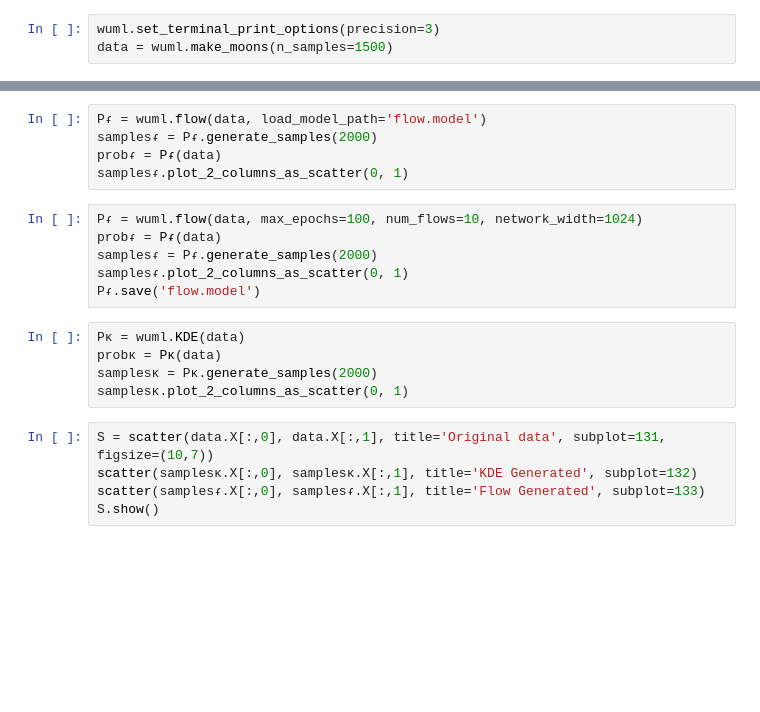
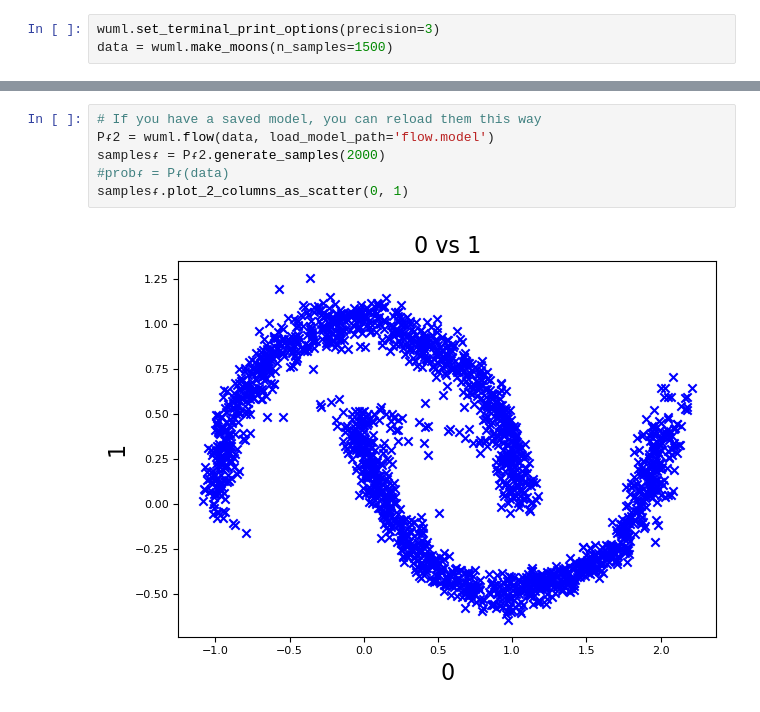
Before and after one commit to endsley/wuML, a Jupyter notebook: examples/distribution_modeling/ipynb/flow_example.ipynb, the cells around one changed output, grey strips where cells are left out. Saved outputs shown, nothing was run; the diff lists cells and outputs as text; blank space fills up the shorter version.

```diff
--- a/examples/distribution_modeling/ipynb/flow_example.ipynb
+++ b/examples/distribution_modeling/ipynb/flow_example.ipynb
@@ -9,21 +25,8 @@ data = wuml.make_moons(n_samples=1500)
 # %%
-Pᵳ = wuml.flow(data, load_model_path='flow.model')
-samplesᵳ = Pᵳ.generate_samples(2000)
-probᵳ = Pᵳ(data)
+# If you have a saved model, you can reload them this way
+Pᵳ2 = wuml.flow(data, load_model_path='flow.model')
+samplesᵳ = Pᵳ2.generate_samples(2000)
+#probᵳ = Pᵳ(data)
 samplesᵳ.plot_2_columns_as_scatter(0, 1)
+# %% [output]
+[figure, added]
-# %%
-Pᵳ = wuml.flow(data, max_epochs=100, num_flows=10, network_width=1024)
-probᵳ = Pᵳ(data)
-samplesᵳ = Pᵳ.generate_samples(2000)
-samplesᵳ.plot_2_columns_as_scatter(0, 1)
-Pᵳ.save('flow.model')
-# %%
-Pᴋ = wuml.KDE(data)
-probᴋ = Pᴋ(data)
-samplesᴋ = Pᴋ.generate_samples(2000)
-samplesᴋ.plot_2_columns_as_scatter(0, 1)
-# %%
-S = scatter(data.X[:,0], data.X[:,1], title='Original data', subplot=131, figsize=(10,7))
-scatter(samplesᴋ.X[:,0], samplesᴋ.X[:,1], title='KDE Generated', subplot=132)
-scatter(samplesᵳ.X[:,0], samplesᵳ.X[:,1], title='Flow Generated', subplot=133)
-S.show()
```
Also changed, not shown: parts of 3 cells of this notebook, 7 other files.
